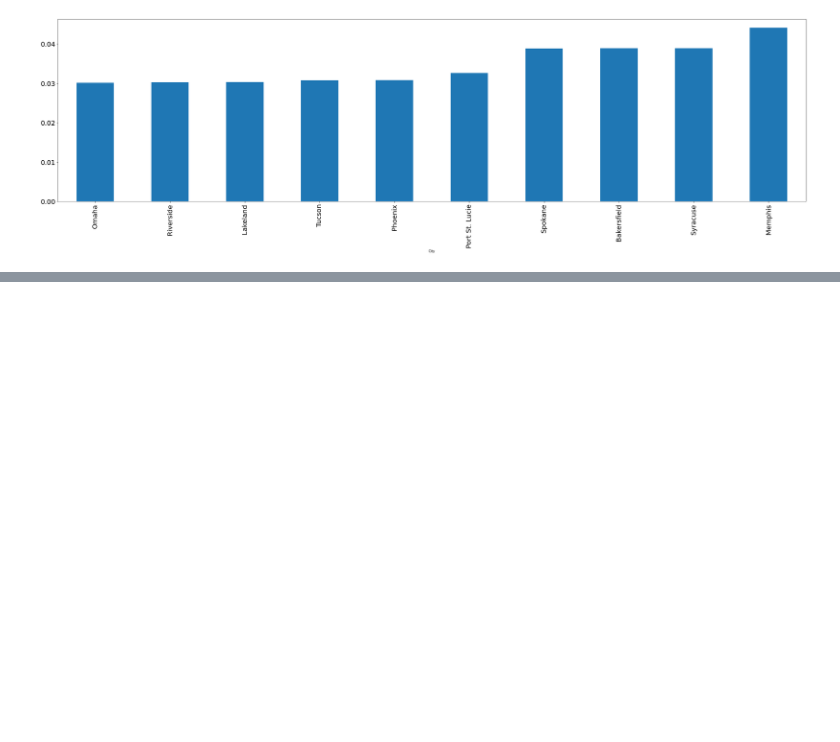
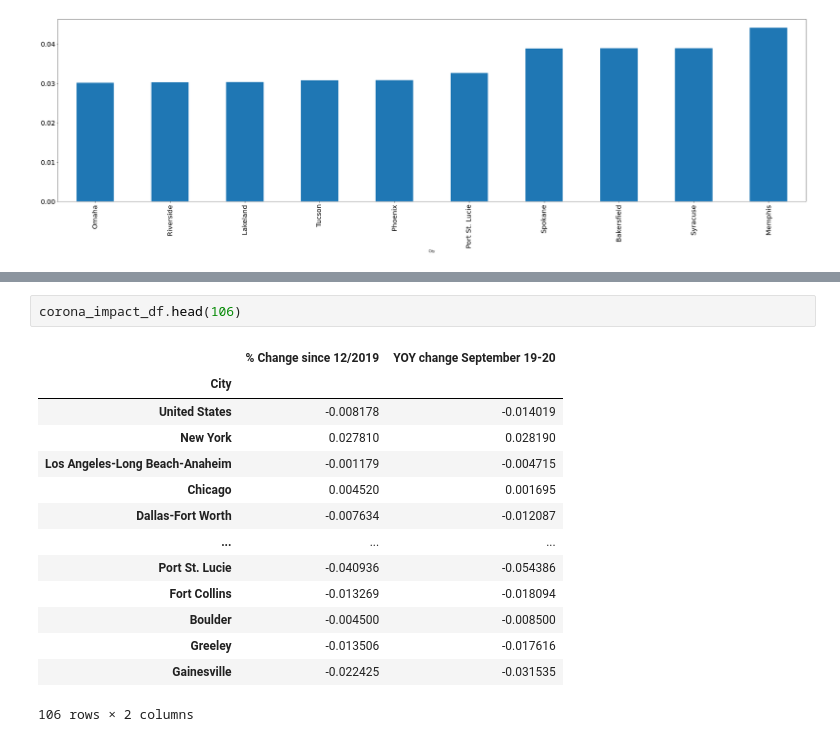
Before and after one commit to Luminous171/Project_1, a Jupyter notebook: Python_Files/Project_1_AH.ipynb, the cells around one changed output, grey strips where cells are left out. Drawn from its saved outputs; the diff is of its cells as text; blank space fills up the shorter version.

```diff
--- a/Python_Files/Project_1_AH.ipynb
+++ b/Python_Files/Project_1_AH.ipynb
@@ -127,0 +145,17 @@ dtype: float64
+# %%
+corona_impact_df.head(106)
+# %% [output]
+|  | % Change since 12/2019 | YOY change September 19-20 |
+| City |  |  |
+| United States | -0.008178 | -0.014019 |
+| New York | 0.027810 | 0.028190 |
+| Los Angeles-Long Beach-Anaheim | -0.001179 | -0.004715 |
+| Chicago | 0.004520 | 0.001695 |
+| Dallas-Fort Worth | -0.007634 | -0.012087 |
+| ... | ... | ... |
+| Port St. Lucie | -0.040936 | -0.054386 |
+| Fort Collins | -0.013269 | -0.018094 |
+| Boulder | -0.004500 | -0.008500 |
+| Greeley | -0.013506 | -0.017616 |
+| Gainesville | -0.022425 | -0.031535 |
+106 rows × 2 columns
```
Also changed, not shown: parts of 3 cells of this notebook.
